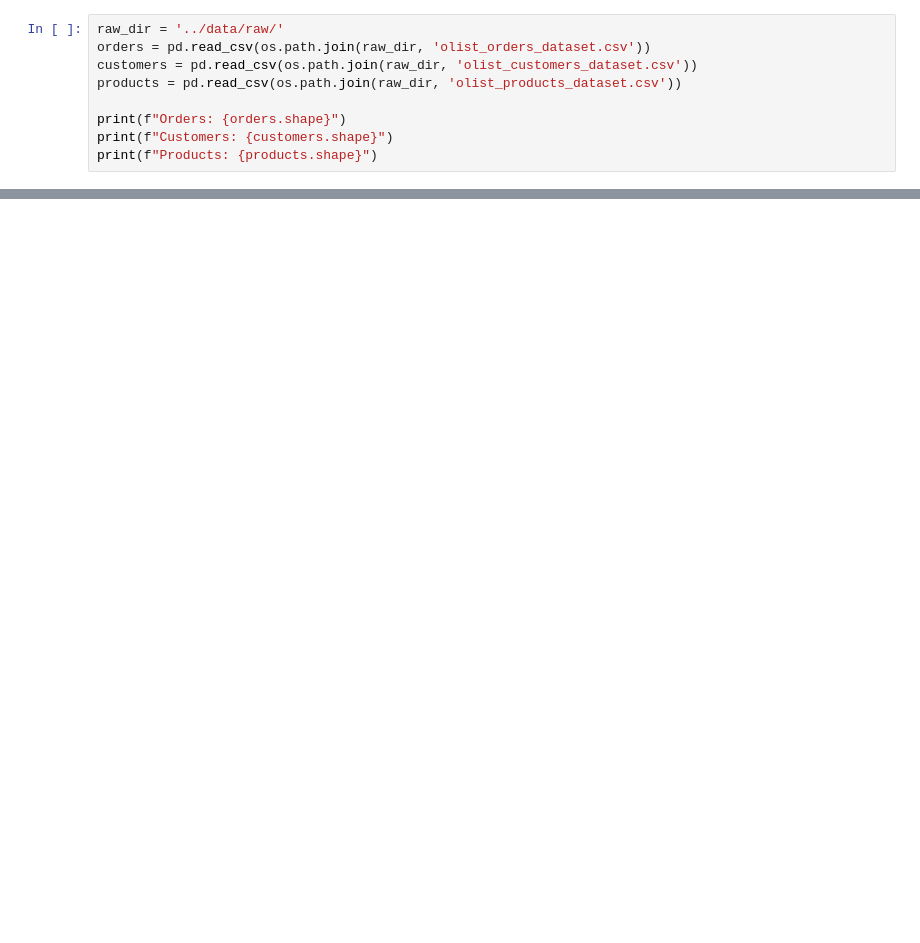
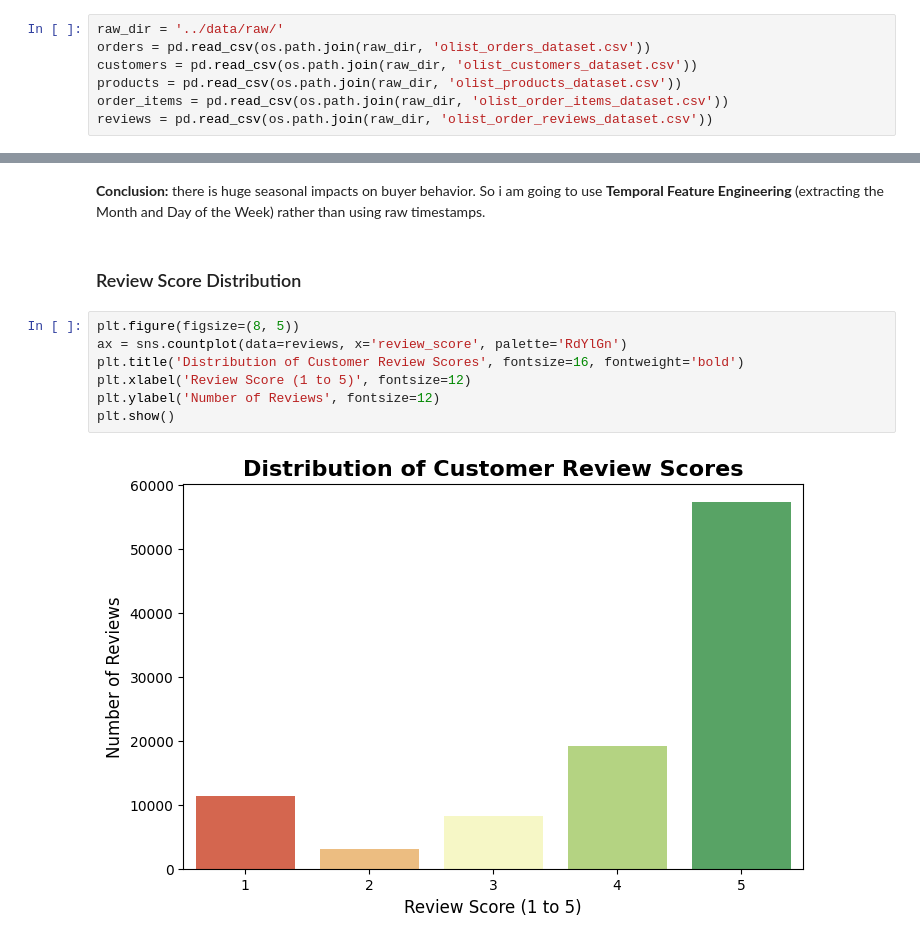
Before and after one commit to Ash469/smart-return-risk-analytics, a Jupyter notebook: notebooks/01_initial_data_exploration.ipynb, the cells around one changed output, grey strips where cells are left out. Cells and saved outputs as stored; diff of their text form; blank space fills up the shorter version.

```diff
--- a/notebooks/01_initial_data_exploration.ipynb
+++ b/notebooks/01_initial_data_exploration.ipynb
@@ -17,7 +13,5 @@ raw_dir = '../data/raw/'
 orders = pd.read_csv(os.path.join(raw_dir, 'olist_orders_dataset.csv'))
 customers = pd.read_csv(os.path.join(raw_dir, 'olist_customers_dataset.csv'))
 products = pd.read_csv(os.path.join(raw_dir, 'olist_products_dataset.csv'))
-
-print(f"Orders: {orders.shape}")
-print(f"Customers: {customers.shape}")
-print(f"Products: {products.shape}")
+order_items = pd.read_csv(os.path.join(raw_dir, 'olist_order_items_dataset.csv'))
+reviews = pd.read_csv(os.path.join(raw_dir, 'olist_order_reviews_dataset.csv'))
@@ -23,0 +94,13 @@ print(f"Products: {products.shape}")
+# %% [markdown]
+ **Conclusion:**  there is huge seasonal impacts on buyer behavior. So i am going to use **Temporal Feature Engineering** (extracting the Month and Day of the Week) rather than using raw timestamps.
+# %% [markdown]
+### Review Score Distribution
+# %%
+plt.figure(figsize=(8, 5))
+ax = sns.countplot(data=reviews, x='review_score', palette='RdYlGn')
+plt.title('Distribution of Customer Review Scores', fontsize=16, fontweight='bold')
+plt.xlabel('Review Score (1 to 5)', fontsize=12)
+plt.ylabel('Number of Reviews', fontsize=12)
+plt.show()
+# %% [output]
+[figure, added]
```
Also changed, not shown: parts of 24 cells of this notebook, 4 other files.
